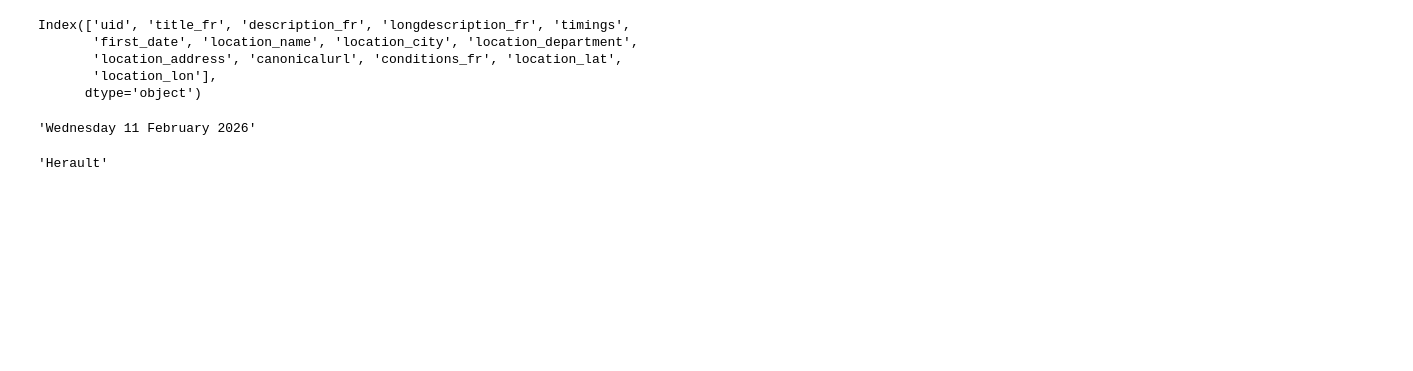
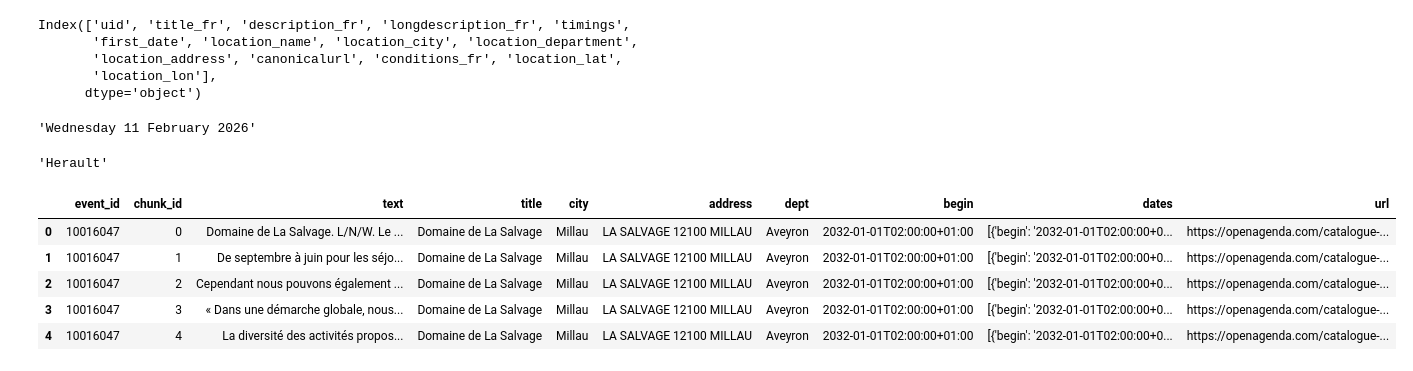
Before and after one commit to day811/OCDE-P11, a Jupyter notebook: notebooks/explore.ipynb, the cells around one changed output. Saved outputs shown, nothing was run; the diff lists cells and outputs as text; code cells hidden in the pictures; blank space fills up the shorter version.

```diff
--- a/notebooks/explore.ipynb
+++ b/notebooks/explore.ipynb
@@ -189,3 +190,14 @@ for (char, accented_chars) in accents.items():
 ligne
 # %% [output]
 'Herault'
+# %%
+dfi= pd.read_json("../data/indexes/mistral_metadata_2026-02-19.json").T
+dfi.shape
+dfi.head()
+# %% [output]
+|  | event_id | chunk_id | text | title | city | address | dept | begin | dates | url |
+| 0 | 10016047 | 0 | Domaine de La Salvage. L/N/W. Le ... | Domaine de La Salvage | Millau | LA SALVAGE 12100 MILLAU | Aveyron | 2032-01-01T02:00:00+01:00 | [{'begin': '2032-01-01T02:00:00+0... | https://openagenda.com/catalogue-... |
+| 1 | 10016047 | 1 | De septembre à juin pour les séjo... | Domaine de La Salvage | Millau | LA SALVAGE 12100 MILLAU | Aveyron | 2032-01-01T02:00:00+01:00 | [{'begin': '2032-01-01T02:00:00+0... | https://openagenda.com/catalogue-... |
+| 2 | 10016047 | 2 | Cependant nous pouvons également ... | Domaine de La Salvage | Millau | LA SALVAGE 12100 MILLAU | Aveyron | 2032-01-01T02:00:00+01:00 | [{'begin': '2032-01-01T02:00:00+0... | https://openagenda.com/catalogue-... |
+| 3 | 10016047 | 3 | « Dans une démarche globale, nous... | Domaine de La Salvage | Millau | LA SALVAGE 12100 MILLAU | Aveyron | 2032-01-01T02:00:00+01:00 | [{'begin': '2032-01-01T02:00:00+0... | https://openagenda.com/catalogue-... |
+| 4 | 10016047 | 4 | La diversité des activités propos... | Domaine de La Salvage | Millau | LA SALVAGE 12100 MILLAU | Aveyron | 2032-01-01T02:00:00+01:00 | [{'begin': '2032-01-01T02:00:00+0... | https://openagenda.com/catalogue-... |
```
Also changed, not shown: parts of 5 cells of this notebook.
